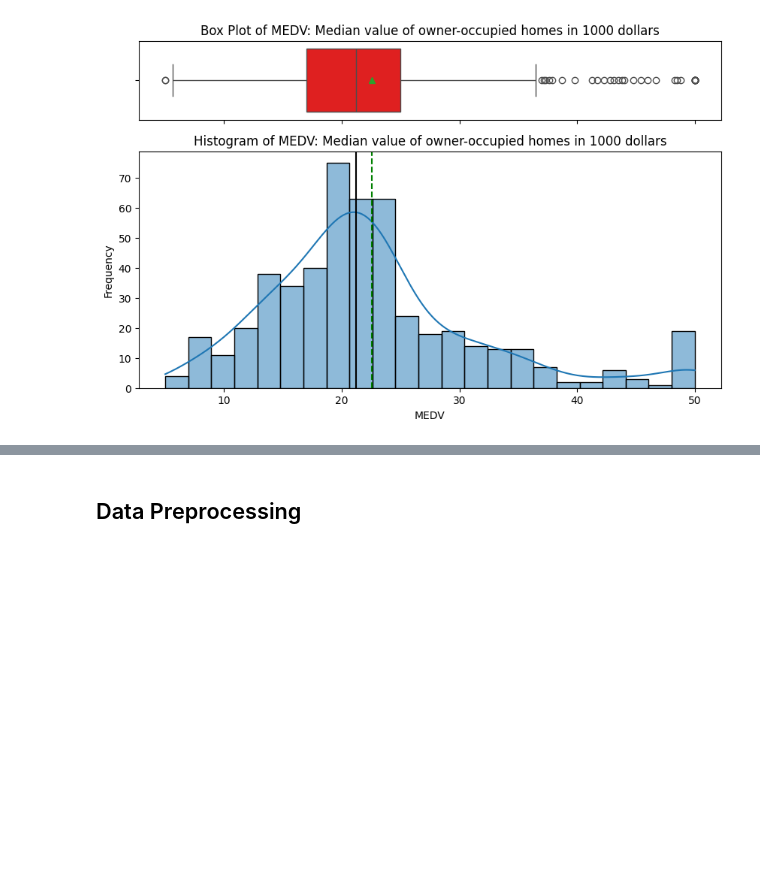
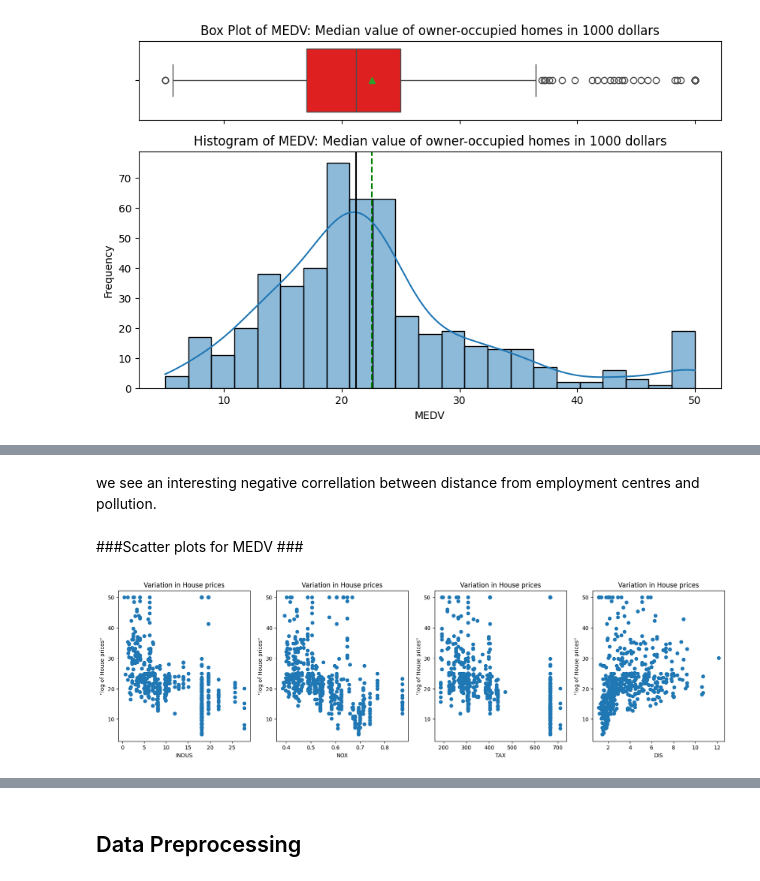
Before and after one commit to avandenberghe/boston_correllation, a Jupyter notebook: Boston_house_price_Full_Code.ipynb, the cells around one changed output, grey strips where cells are left out. Saved outputs shown, nothing was run; the diff lists cells and outputs as text; code cells hidden in the pictures; blank space fills up the shorter version.

```diff
--- a/Boston_house_price_Full_Code.ipynb
+++ b/Boston_house_price_Full_Code.ipynb
@@ -356,0 +441,20 @@ bar_perc(df, 'RAD', 'Index of accessibility to radial highways')
+# %% [markdown]
+we see an interesting negative correllation  between distance from employment centres and pollution.
+# %% [markdown]
+###Scatter plots for MEDV ###
+# %%
+## Urbanization vs. Suburbanization
+
+plt.figure(figsize=(20, 5))
+features = ['INDUS', 'NOX', 'TAX', 'DIS' ]
+target = df['MEDV']
+for i, col in enumerate(features):
+    plt.subplot(1, len(features) , i+1)
+    x = df[col]
+    y = target
+    plt.scatter(x, y, marker='o')
+    plt.title("Variation in House prices")
+    plt.xlabel(col)
+    plt.ylabel('"House prices"')
+# %% [output]
+[figure, added]
```
Also changed, not shown: parts of 62 cells of this notebook.
